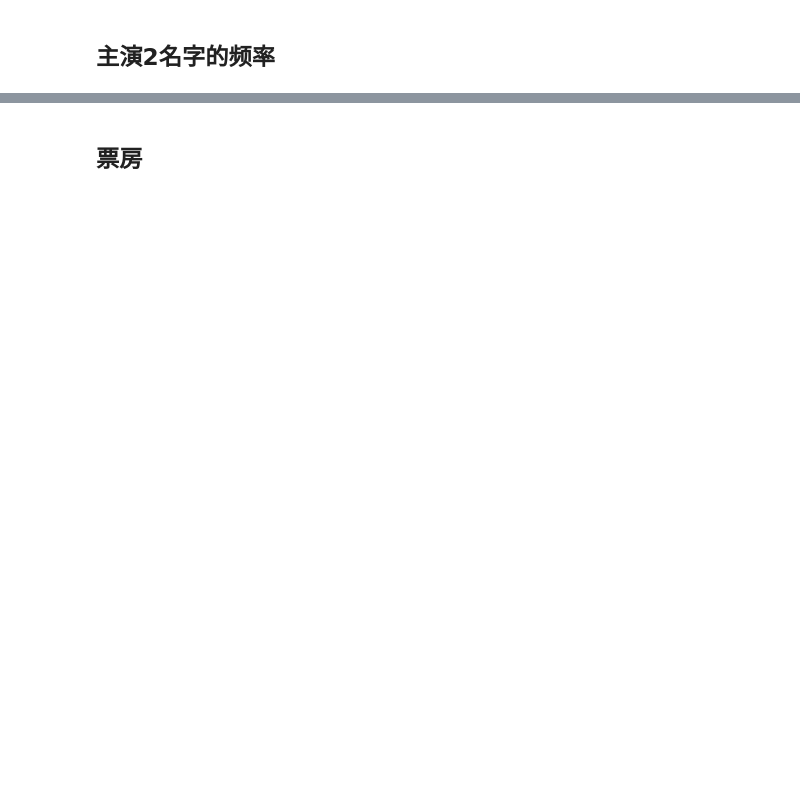
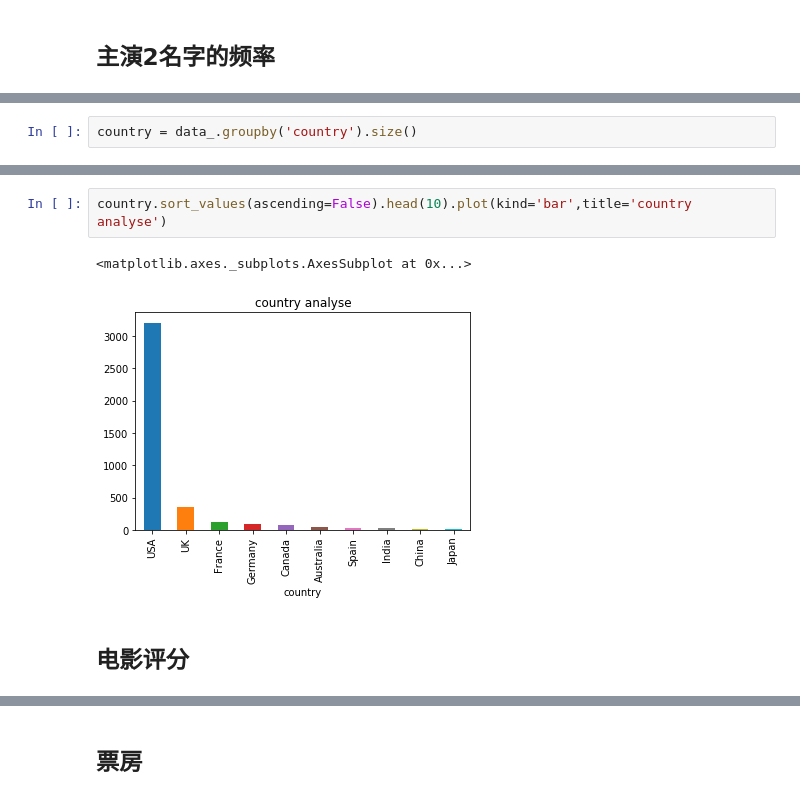
Before and after one commit to yuyi-7/Design-for-course, a Jupyter notebook: movie/movie.ipynb, the cells around one changed output, grey strips where cells are left out. Cells and saved outputs as stored; diff of their text form; blank space fills up the shorter version.

Commit message:
add more analyse

```diff
--- a/movie/movie.ipynb
+++ b/movie/movie.ipynb
@@ -316,0 +330,2 @@ Name: actor_2_name, Length: 2439, dtype: int64
+# %%
+country = data_.groupby('country').size()
@@ -316,0 +347,7 @@ Name: actor_2_name, Length: 2439, dtype: int64
+# %%
+country.sort_values(ascending=False).head(10).plot(kind='bar',title='country analyse')
+# %% [output]
+<matplotlib.axes._subplots.AxesSubplot at 0x...>
+[figure, added]
+# %% [markdown]
+## 电影评分
```
Also changed, not shown: parts of 33 cells of this notebook, 1 other file.
